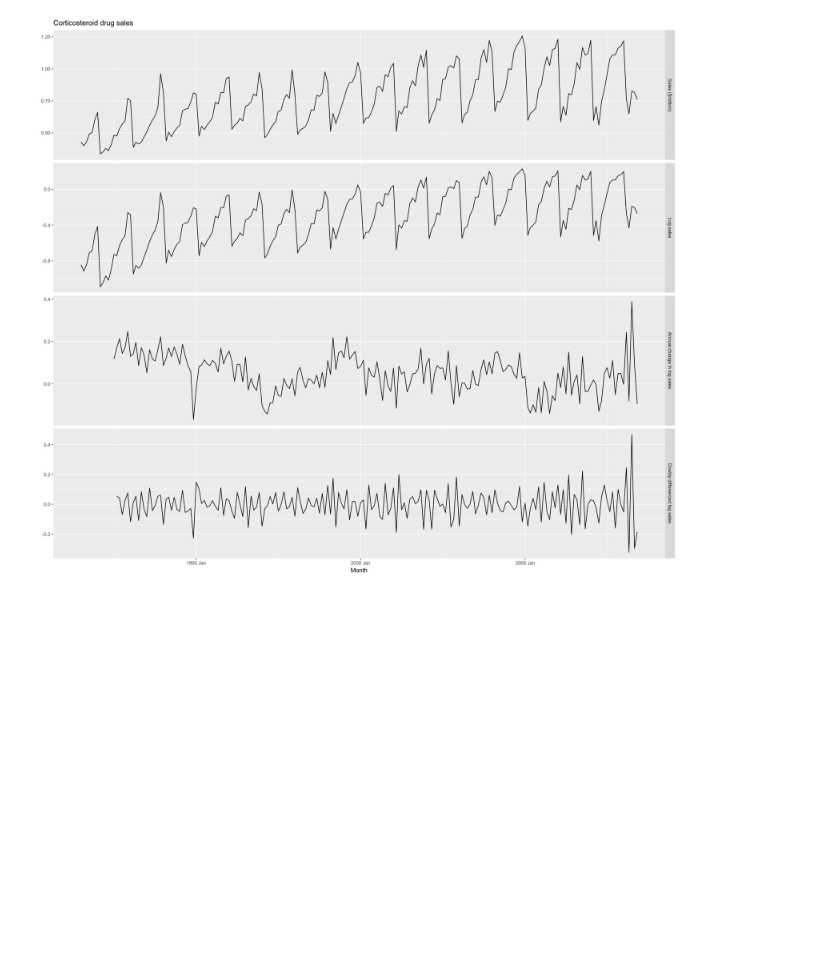
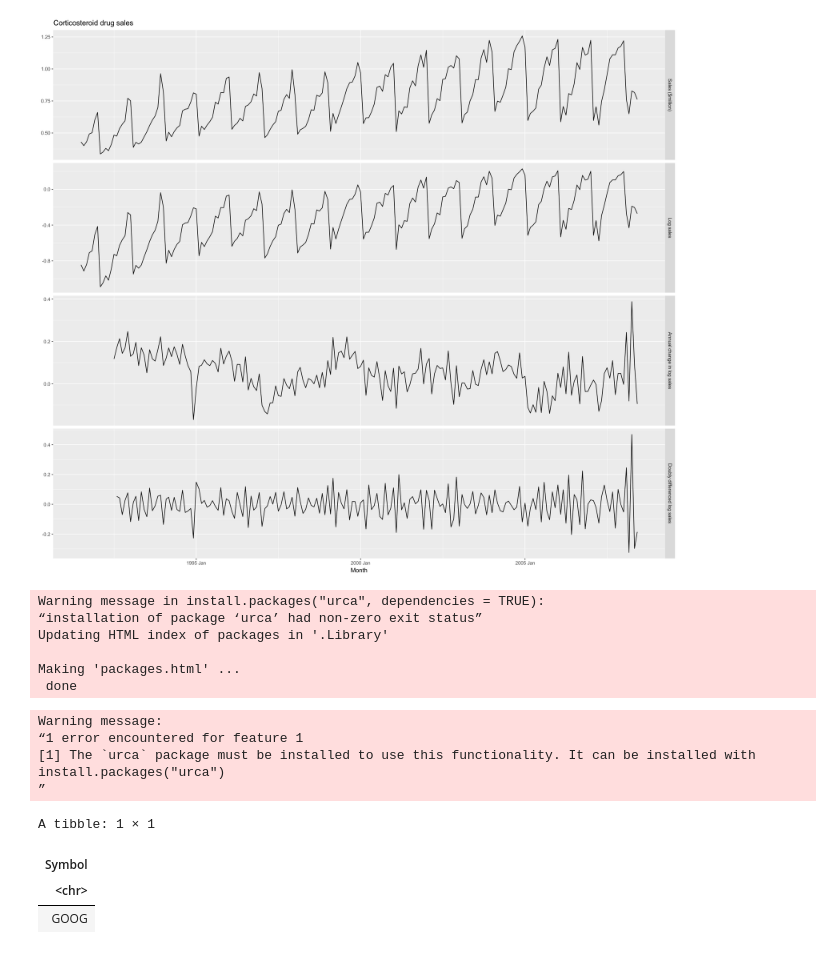
Before and after one commit to ARKA1112/Time_Series_R, a Jupyter notebook: OTEXTS_9.ipynb, the cells around one changed output. Saved outputs shown, nothing was run; the diff lists cells and outputs as text; code cells hidden in the pictures; blank space fills up the shorter version.

```diff
--- a/OTEXTS_9.ipynb
+++ b/OTEXTS_9.ipynb
@@ -76,3 +76,25 @@ PBS |>
   labs(title = "Corticosteroid drug sales", y = NULL)
 # %% [output]
 [figure]
+# %%
+install.packages("urca", dependencies = TRUE)
+# %% [output]
+Warning message in install.packages("urca", dependencies = TRUE):
+“installation of package ‘urca’ had non-zero exit status”
+Updating HTML index of packages in '.Library'
+
+Making 'packages.html' ...
+ done
+# %%
+# Perform certain tests to ascertain the need of differencing
+
+google_2015|> features(Close, unitroot_kpss)
+# %% [output]
+Warning message:
+“1 error encountered for feature 1
+[1] The `urca` package must be installed to use this functionality. It can be installed with install.packages("urca")
+”
+A tibble: 1 × 1
+| Symbol |
+| <chr> |
+| GOOG |
```
Also changed, not shown: parts of 4 cells of this notebook.
